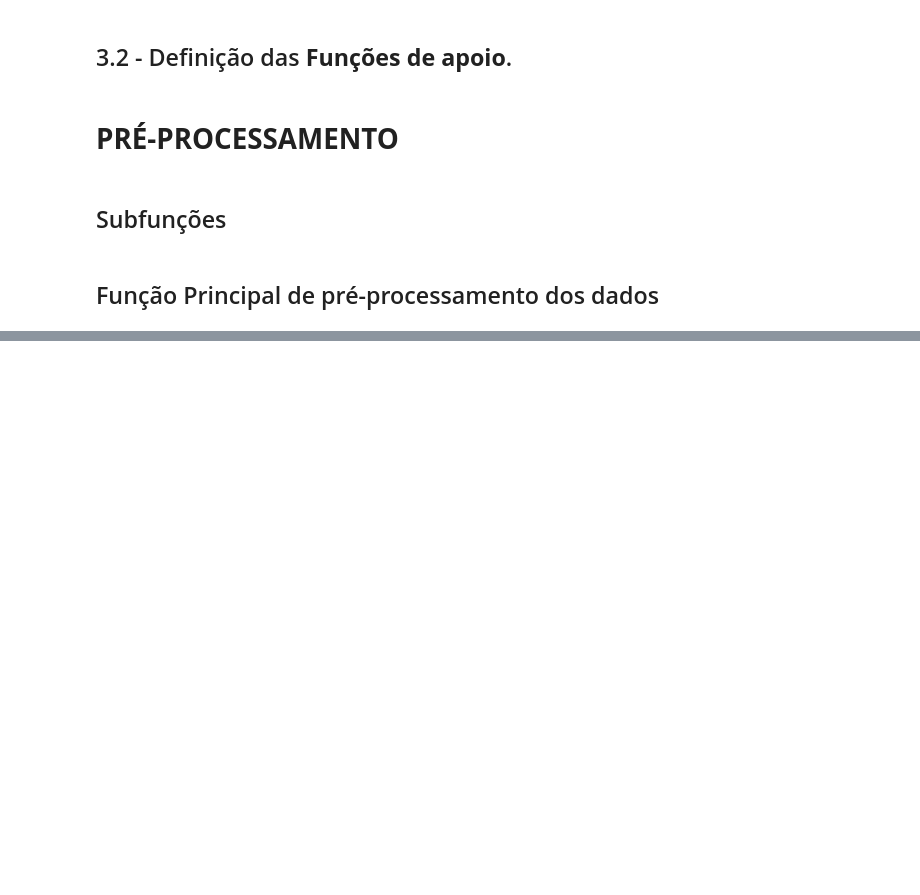
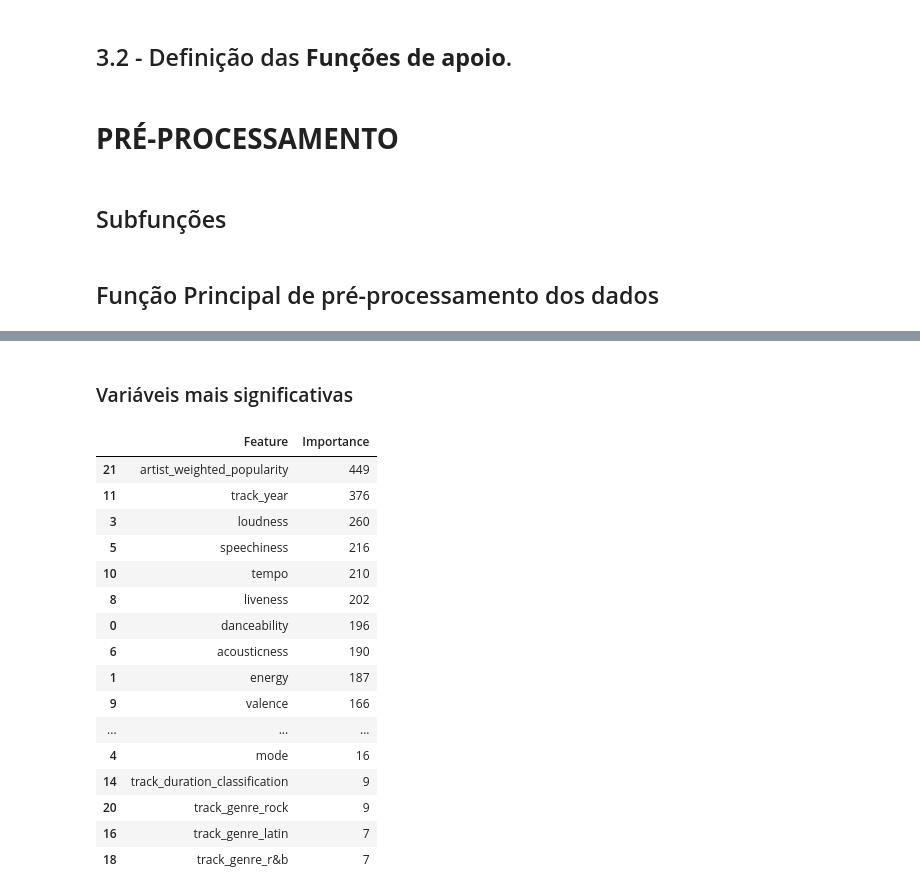
Before and after one commit to Lrs-mtos/song-popularity-ML, a Jupyter notebook: sp_experimental.ipynb, the cells around one changed output, grey strips where cells are left out. Cells and saved outputs as stored; diff of their text form; code cells hidden in the pictures; blank space fills up the shorter version.

```diff
--- a/sp_experimental.ipynb
+++ b/sp_experimental.ipynb
@@ -471,0 +744,22 @@ Top artistas: ['Billie Eilish', 'Khalid', 'Coldplay', 'Ed Sheeran', 'Kygo', 'Bru
+# %% [markdown]
+### Variáveis mais significativas
+# %%
+feature_importance_lightgbm(train_set_cp, LightGBM_model)
+# %% [output]
+|  | Feature | Importance |
+| 21 | artist_weighted_popularity | 449 |
+| 11 | track_year | 376 |
+| 3 | loudness | 260 |
+| 5 | speechiness | 216 |
+| 10 | tempo | 210 |
+| 8 | liveness | 202 |
+| 0 | danceability | 196 |
+| 6 | acousticness | 190 |
+| 1 | energy | 187 |
+| 9 | valence | 166 |
+| ... | ... | ... |
+| 4 | mode | 16 |
+| 14 | track_duration_classification | 9 |
+| 20 | track_genre_rock | 9 |
+| 16 | track_genre_latin | 7 |
+| 18 | track_genre_r&b | 7 |
```
Also changed, not shown: parts of 46 cells of this notebook.
